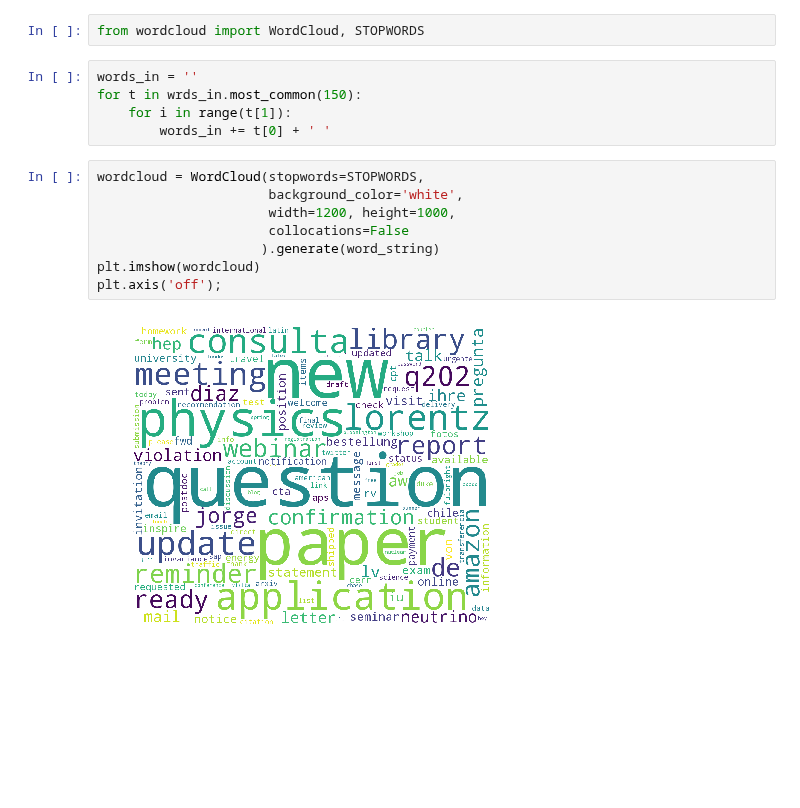
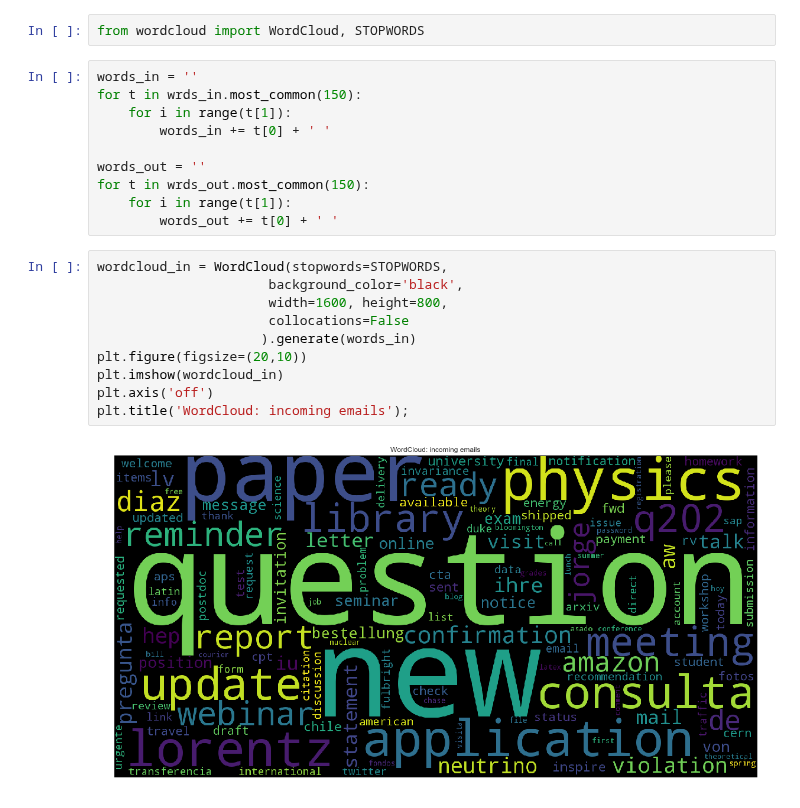
Before and after one commit to jsdiazpo/Gmail_Analysis, a Jupyter notebook: Gmail_Analysis.ipynb, the cells around one changed output. Cells and saved outputs as stored; diff of their text form; blank space fills up the shorter version.

Commit message:
[+] word cloud

```diff
--- a/Gmail_Analysis.ipynb
+++ b/Gmail_Analysis.ipynb
@@ -565,13 +568,20 @@ words_in = ''
 for t in wrds_in.most_common(150):
     for i in range(t[1]):
         words_in += t[0] + ' '
+
+words_out = ''
+for t in wrds_out.most_common(150):
+    for i in range(t[1]):
+        words_out += t[0] + ' '
 # %%
-wordcloud = WordCloud(stopwords=STOPWORDS,
-                      background_color='white',
-                      width=1200, height=1000,
+wordcloud_in = WordCloud(stopwords=STOPWORDS,
+                      background_color='black',
+                      width=1600, height=800,
                       collocations=False
-                     ).generate(word_string)
-plt.imshow(wordcloud)
-plt.axis('off');
+                     ).generate(words_in)
+plt.figure(figsize=(20,10))
+plt.imshow(wordcloud_in)
+plt.axis('off')
+plt.title('WordCloud: incoming emails');
 # %% [output]
-[figure, old version]
+[figure, new version]
```
Also changed, not shown: parts of 4 cells of this notebook.
